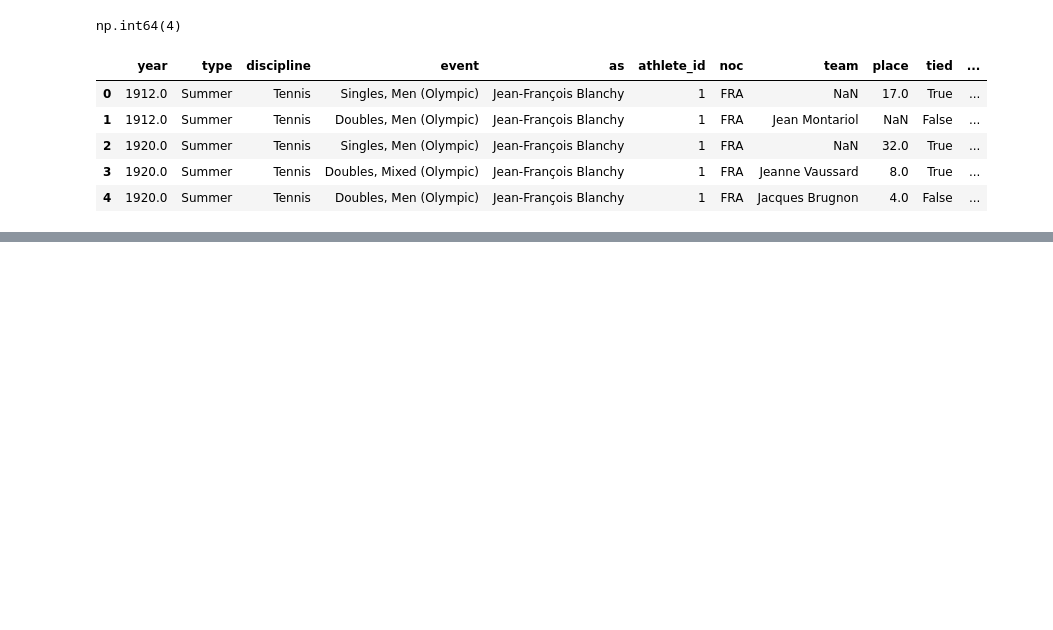
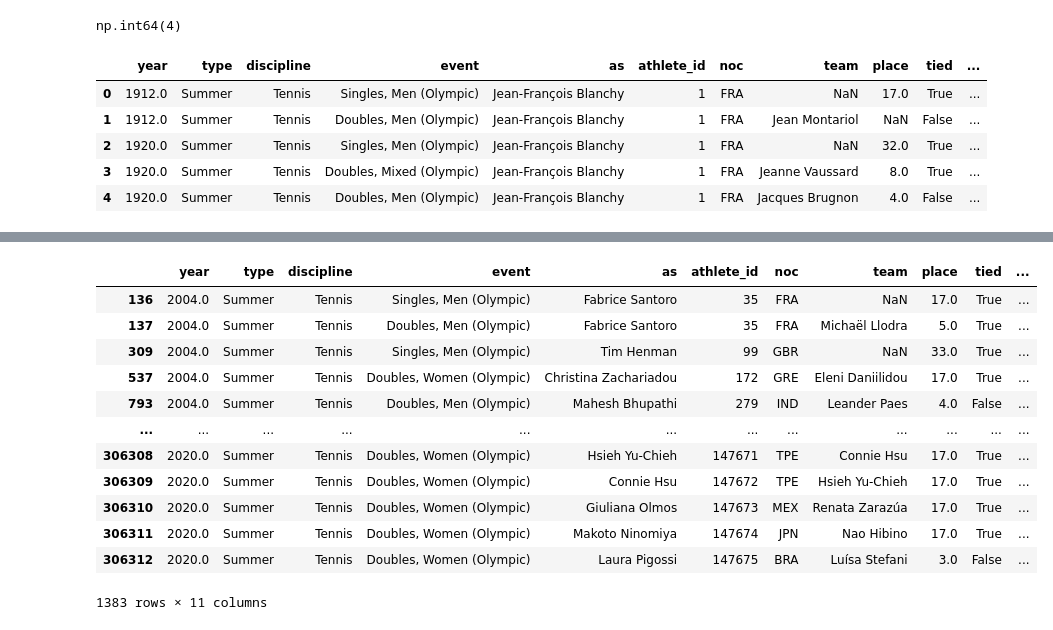
Before and after one commit to mus9090/pandas-practice, a Jupyter notebook: 01-basics.ipynb, the cells around one changed output, grey strips where cells are left out. Drawn from its saved outputs; the diff is of its cells as text; code cells hidden in the pictures; blank space fills up the shorter version.

```diff
--- a/01-basics.ipynb
+++ b/01-basics.ipynb
@@ -103,0 +173,16 @@ results.head()
+# %%
+olympics[(olympics["year"]>2000) & (olympics["discipline"]=="Tennis")]
+# %% [output]
+|  | year | type | discipline | event | as | athlete_id | noc | team | place | tied | ... |
+| 136 | 2004.0 | Summer | Tennis | Singles, Men (Olympic) | Fabrice Santoro | 35 | FRA | NaN | 17.0 | True | ... |
+| 137 | 2004.0 | Summer | Tennis | Doubles, Men (Olympic) | Fabrice Santoro | 35 | FRA | Michaël Llodra | 5.0 | True | ... |
+| 309 | 2004.0 | Summer | Tennis | Singles, Men (Olympic) | Tim Henman | 99 | GBR | NaN | 33.0 | True | ... |
+| 537 | 2004.0 | Summer | Tennis | Doubles, Women (Olympic) | Christina Zachariadou | 172 | GRE | Eleni Daniilidou | 17.0 | True | ... |
+| 793 | 2004.0 | Summer | Tennis | Doubles, Men (Olympic) | Mahesh Bhupathi | 279 | IND | Leander Paes | 4.0 | False | ... |
+| ... | ... | ... | ... | ... | ... | ... | ... | ... | ... | ... | ... |
+| 306308 | 2020.0 | Summer | Tennis | Doubles, Women (Olympic) | Hsieh Yu-Chieh | 147671 | TPE | Connie Hsu | 17.0 | True | ... |
+| 306309 | 2020.0 | Summer | Tennis | Doubles, Women (Olympic) | Connie Hsu | 147672 | TPE | Hsieh Yu-Chieh | 17.0 | True | ... |
+| 306310 | 2020.0 | Summer | Tennis | Doubles, Women (Olympic) | Giuliana Olmos | 147673 | MEX | Renata Zarazúa | 17.0 | True | ... |
+| 306311 | 2020.0 | Summer | Tennis | Doubles, Women (Olympic) | Makoto Ninomiya | 147674 | JPN | Nao Hibino | 17.0 | True | ... |
+| 306312 | 2020.0 | Summer | Tennis | Doubles, Women (Olympic) | Laura Pigossi | 147675 | BRA | Luísa Stefani | 3.0 | False | ... |
+1383 rows × 11 columns
```
Also changed, not shown: parts of 6 cells of this notebook.
